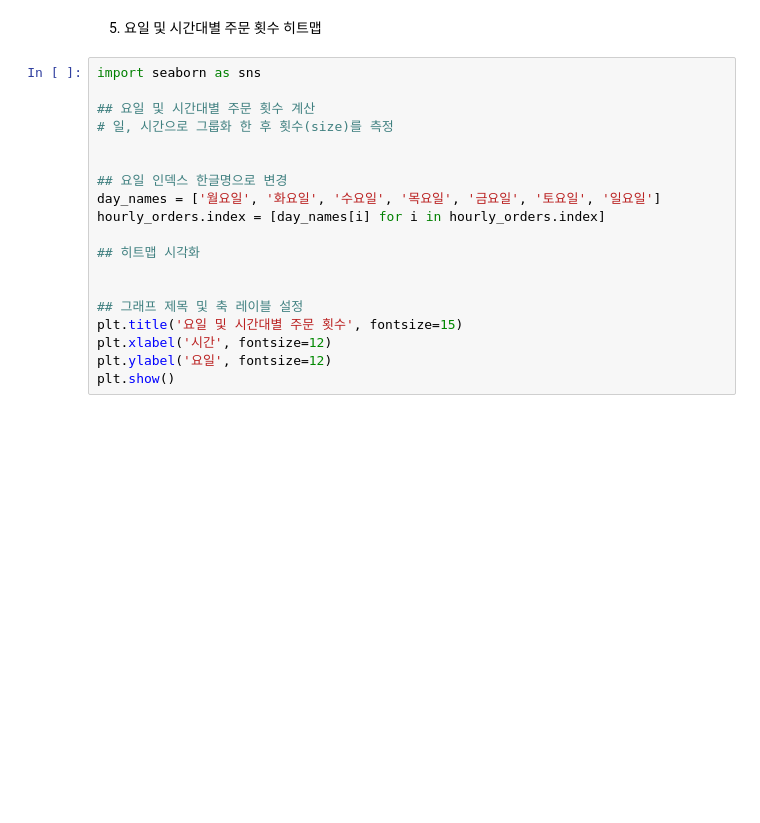
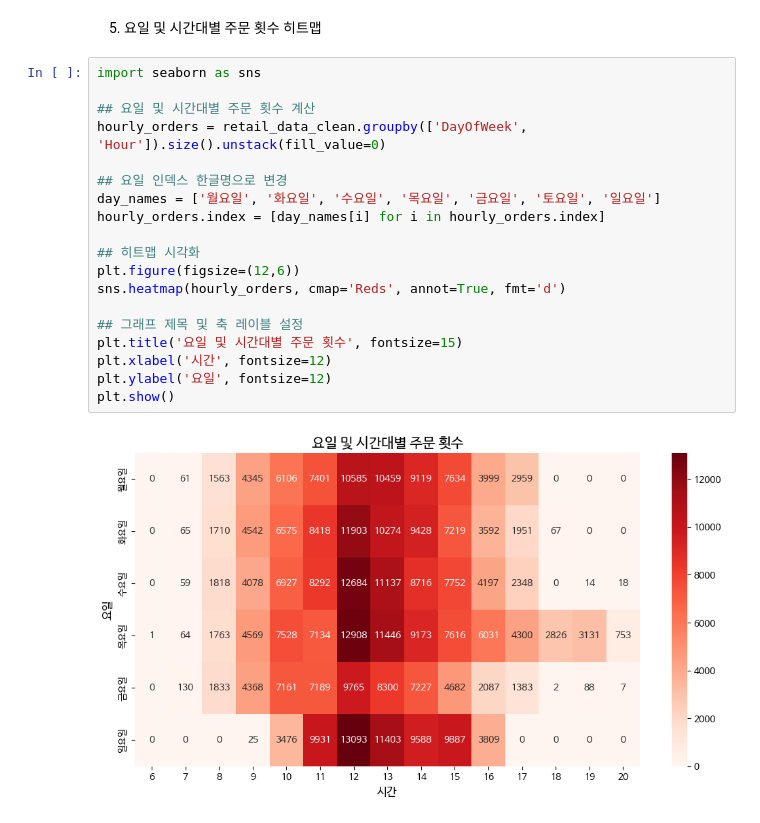
Before and after one commit to yonghanchoi/DataAnalysis, a Jupyter notebook: 오픈소스_데이터_분석_10강.ipynb, the cells around one changed output. Cells and saved outputs as stored; diff of their text form; blank space fills up the shorter version.

```diff
--- a/오픈소스_데이터_분석_10강.ipynb
+++ b/오픈소스_데이터_분석_10강.ipynb
@@ -545,19 +555,21 @@ plt.show()
 # %%
 import seaborn as sns
 
 ## 요일 및 시간대별 주문 횟수 계산
-# 일, 시간으로 그룹화 한 후 횟수(size)를 측정
-
+hourly_orders = retail_data_clean.groupby(['DayOfWeek', 'Hour']).size().unstack(fill_value=0)
 
 ## 요일 인덱스 한글명으로 변경
 day_names = ['월요일', '화요일', '수요일', '목요일', '금요일', '토요일', '일요일']
 hourly_orders.index = [day_names[i] for i in hourly_orders.index]
 
 ## 히트맵 시각화
-
+plt.figure(figsize=(12,6))
+sns.heatmap(hourly_orders, cmap='Reds', annot=True, fmt='d')
 
 ## 그래프 제목 및 축 레이블 설정
 plt.title('요일 및 시간대별 주문 횟수', fontsize=15)
 plt.xlabel('시간', fontsize=12)
 plt.ylabel('요일', fontsize=12)
 plt.show()
+# %% [output]
+[figure, added]
```
Also changed, not shown: parts of 4 cells of this notebook.
